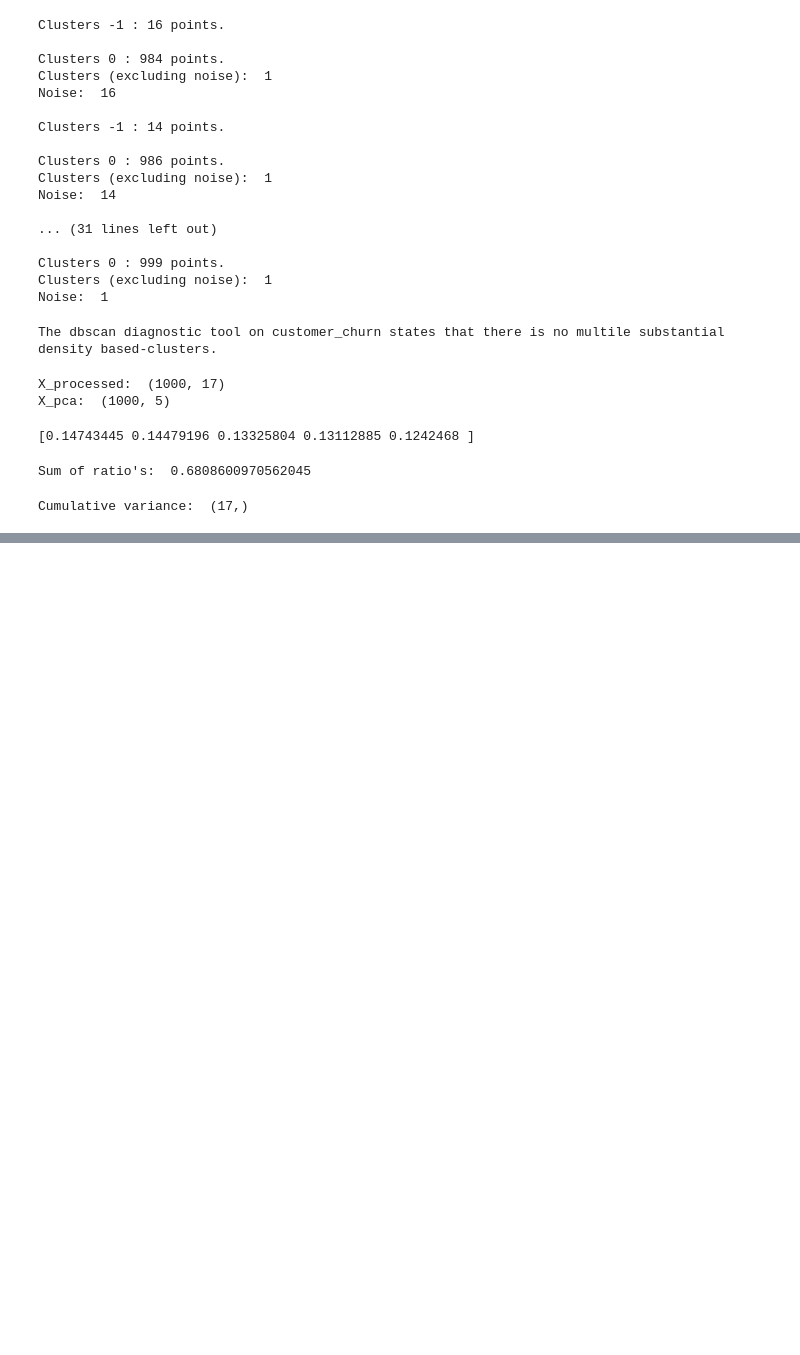
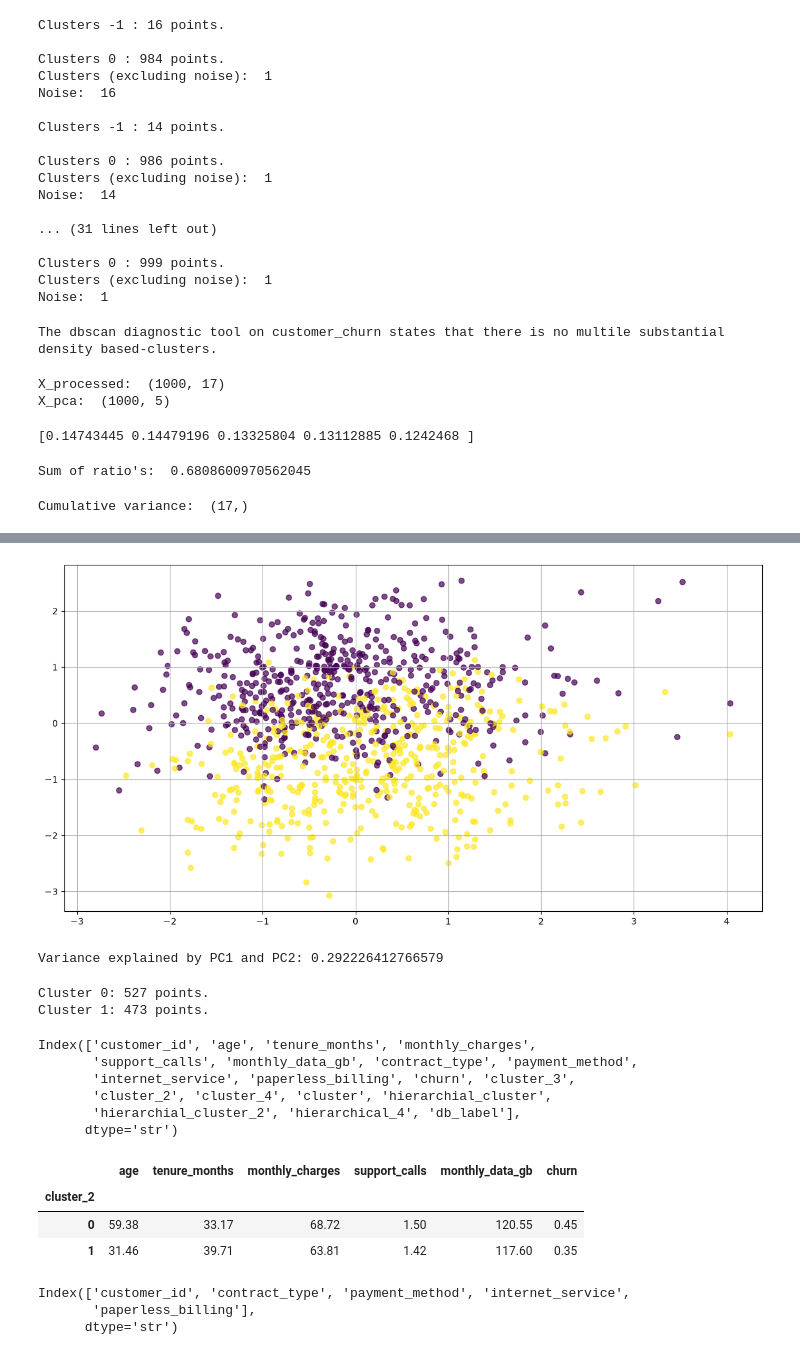
Before and after one commit to YashInLogN/CFO, a Jupyter notebook: cf0_001_unsupervised.ipynb, the cells around one changed output, grey strips where cells are left out. Saved outputs shown, nothing was run; the diff lists cells and outputs as text; code cells hidden in the pictures; blank space fills up the shorter version.

Commit message:
Done with kmeans, silhouette_score and elbow-method, hierarchicalclustering, dbscan, pca and cluster profiling.

```diff
--- a/cf0_001_unsupervised.ipynb
+++ b/cf0_001_unsupervised.ipynb
@@ -752,0 +783,40 @@ plt.show()
+# %%
+plt.figure(figsize=(14, 7))
+
+plt.scatter(
+    final_x_pca[:, 0],
+    final_x_pca[:, 1],
+    c=labels_2,
+    cmap="viridis",
+    alpha=0.7
+)
+
+
+plt.grid(True)
+plt.show()
+# %% [output]
+[figure, added]
+# %%
+print(
+    "Variance explained by PC1 and PC2:",
+    sum(final_pca.explained_variance_ratio_[:2])
+)
+# %% [output]
+Variance explained by PC1 and PC2: 0.292226412766579
+# %%
+unique, counts = np.unique(labels_2, return_counts=True)
+
+for cluster, count in zip(unique, counts):
+    print(f"Cluster {cluster}: {count} points. ")
+# %% [output]
+Cluster 0: 527 points.
+Cluster 1: 473 points.
+# %%
+print(df.columns)
+# %% [output]
+Index(['customer_id', 'age', 'tenure_months', 'monthly_charges',
+       'support_calls', 'monthly_data_gb', 'contract_type', 'payment_method',
+       'internet_service', 'paperless_billing', 'churn', 'cluster_3',
+       'cluster_2', 'cluster_4', 'cluster', 'hierarchial_cluster',
+       'hierarchial_cluster_2', 'hierarchical_4', 'db_label'],
+      dtype='str')
@@ -752,0 +827,13 @@ plt.show()
+# %%
+df.groupby("cluster_2")[data].mean(numeric_only=True).round(2)
+# %% [output]
+|  | age | tenure_months | monthly_charges | support_calls | monthly_data_gb | churn |
+| cluster_2 |  |  |  |  |  |  |
+| 0 | 59.38 | 33.17 | 68.72 | 1.50 | 120.55 | 0.45 |
+| 1 | 31.46 | 39.71 | 63.81 | 1.42 | 117.60 | 0.35 |
+# %%
+print(df.select_dtypes(exclude="number").columns)
+# %% [output]
+Index(['customer_id', 'contract_type', 'payment_method', 'internet_service',
+       'paperless_billing'],
+      dtype='str')
```
Also changed, not shown: parts of 7 cells of this notebook.
